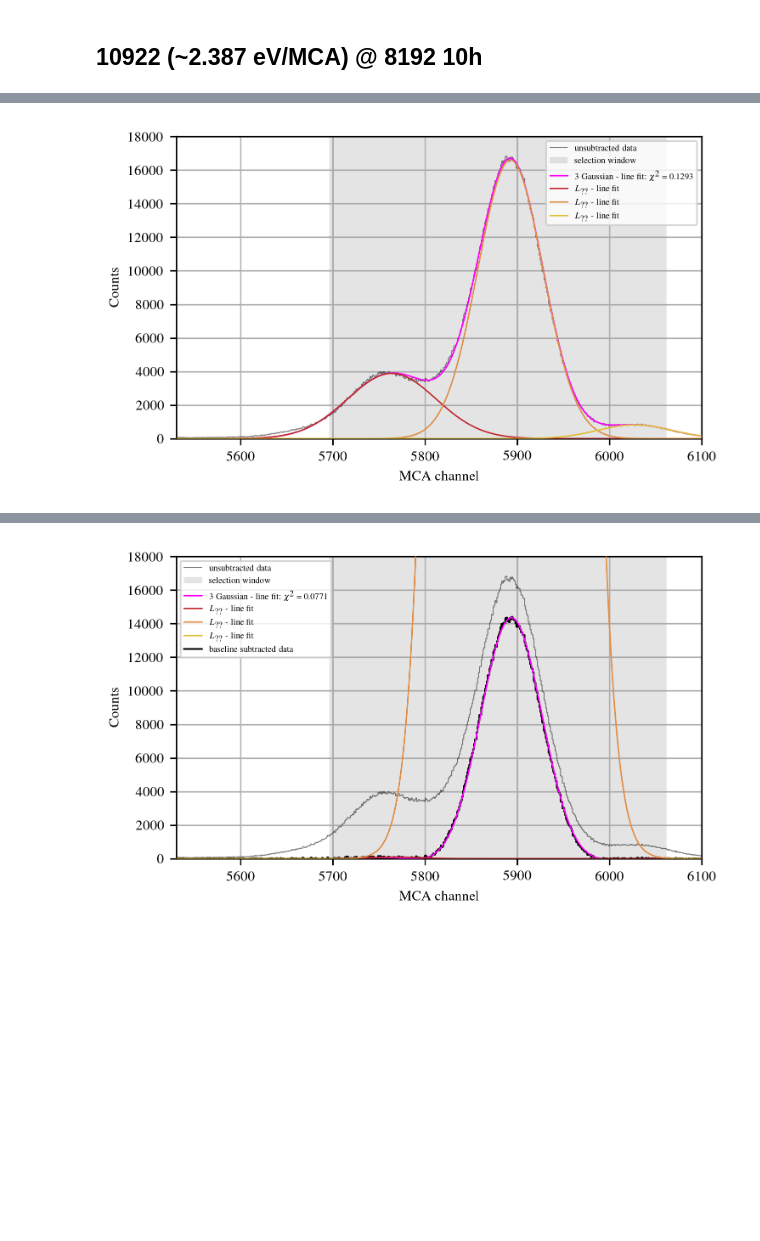
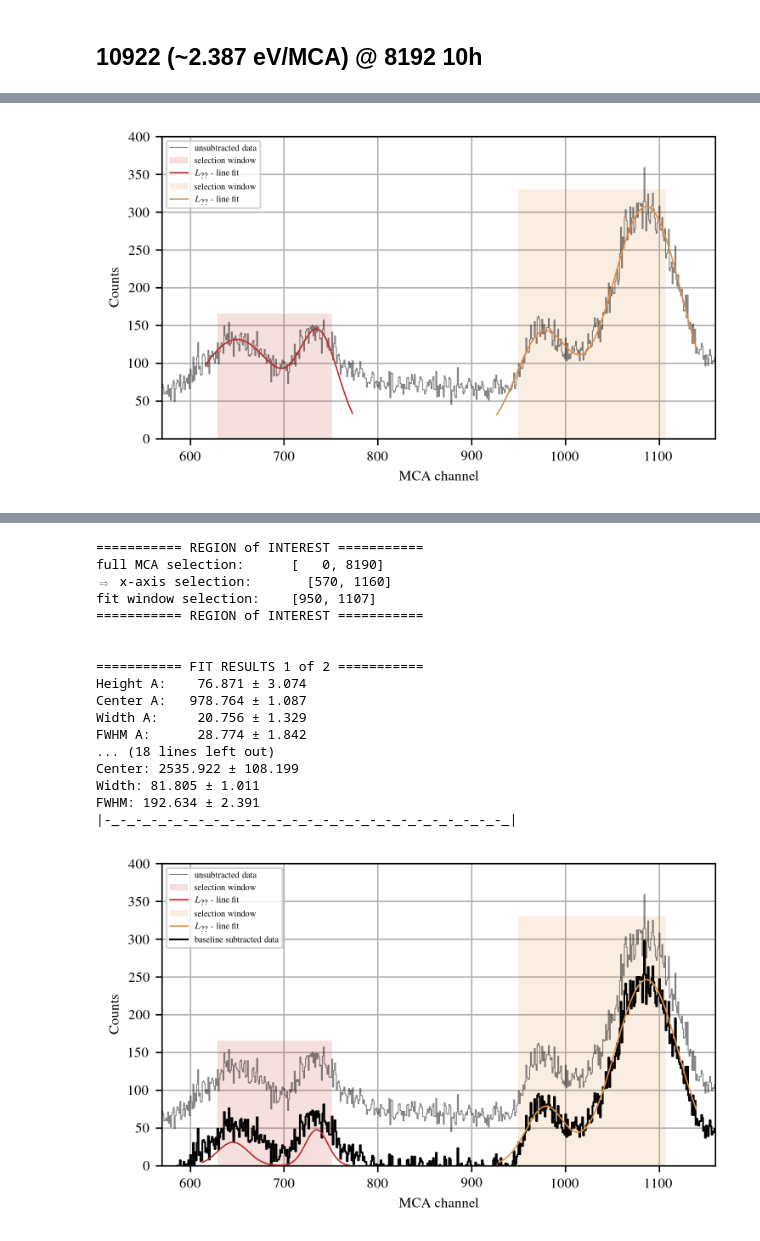
Before and after one commit to SirPhoenix007/IBA-Bonn, a Jupyter notebook: Study_2602_PIXEDetector/PIXE_results_HarwellSource.ipynb, the cells around one changed output, grey strips where cells are left out. Saved outputs shown, nothing was run; the diff lists cells and outputs as text; code cells hidden in the pictures; blank space fills up the shorter version.

Commit message:
060516 peak identification

```diff
--- a/Study_2602_PIXEDetector/PIXE_results_HarwellSource.ipynb
+++ b/Study_2602_PIXEDetector/PIXE_results_HarwellSource.ipynb
@@ -826,8 +867,53 @@ ylim2 = [0,18000]
 info2 = ['Harwell Source', r'$L_{??}$', r'$L_{??}$', r'$L_{??}$',]
 gauss2 = ['multi']
 
-selection_fitter_plotter(file = file_to_analyze, peaks = init_val2, xlim=xlim2, ylim=ylim2, info=info2, col_flag=False, identifier='2s', gauss_ident=gauss1, s_flag=False, r_flag='roi_x')
-selection_fitter_plotter(file = file_to_analyze, peaks = init_val2, xlim=xlim2, ylim=ylim2, info=info2, col_flag=False, identifier='2s', gauss_ident=gauss1, s_flag=True, r_flag='roi_x', chi_flag=True, lam=1e6)
+# selection_fitter_plotter(file = file_to_analyze, peaks = init_val2, xlim=xlim2, ylim=ylim2, info=info2, col_flag=False, identifier='2s', gauss_ident=gauss2, s_flag=False, r_flag='roi_x')
+# selection_fitter_plotter(file = file_to_analyze, peaks = init_val2, xlim=xlim2, ylim=ylim2, info=info2, col_flag=False, identifier='2s', gauss_ident=gauss2, s_flag=True, r_flag='roi_x', chi_flag=True, lam=1e6)
+
+init_val3 = [[2000,3400,50,200,3480,15,1500,3648,20,300,3750,15]]
+xlim3 = [3300,3900]
+ylim3 = [0,2000]
+info3 = ['Harwell Source', r'$L_{??}$', r'$L_{??}$', r'$L_{??}$', r'$L_{??}$']
+gauss3 = ['multi']
+
+# selection_fitter_plotter(file = file_to_analyze, peaks = init_val3, xlim=xlim3, ylim=ylim3, info=info3, col_flag=False, identifier='3s', gauss_ident=gauss3, s_flag=False, r_flag='roi_x')
+# selection_fitter_plotter(file = file_to_analyze, peaks = init_val3, xlim=xlim3, ylim=ylim3, info=info3, col_flag=False, identifier='3s', gauss_ident=gauss3, s_flag=True, r_flag='roi_x', chi_flag=True, lam=1e6)
+
+init_val4 = [[1000,2975,20,1000,3150,20]]
+xlim4 = [2850,3280]
+ylim4 = [0,2000]
+info4 = ['Harwell Source', r'$L_{??}$', r'$L_{??}$', r'$L_{??}$', r'$L_{??}$']
+gauss4 = ['multi']
+
+# selection_fitter_plotter(file = file_to_analyze, peaks = init_val4, xlim=xlim4, ylim=ylim4, info=info4, col_flag=False, identifier='4s', gauss_ident=gauss4, s_flag=False, r_flag='roi_x')
+# selection_fitter_plotter(file = file_to_analyze, peaks = init_val4, xlim=xlim4, ylim=ylim4, info=info4, col_flag=False, identifier='4s', gauss_ident=gauss4, s_flag=True, r_flag='roi_x', chi_flag=True, lam=1e6)
+
+init_val5 = [[1100,2280,15,500,2500,15,5000,2700,15]]
+xlim5 = [2150,2850]
+ylim5 = [0,10000]
+info5 = ['Harwell Source', r'$L_{??}$', r'$L_{??}$', r'$L_{??}$', r'$L_{??}$']
+gauss5 = ['multi']
+
+# selection_fitter_plotter(file = file_to_analyze, peaks = init_val5, xlim=xlim5, ylim=ylim5, info=info5, col_flag=False, identifier='5s', gauss_ident=gauss5, s_flag=False, r_flag='roi_x')
+# selection_fitter_plotter(file = file_to_analyze, peaks = init_val5, xlim=xlim5, ylim=ylim5, info=info5, col_flag=False, identifier='5s', gauss_ident=gauss5, s_flag=True, r_flag='roi_x', chi_flag=True, lam=1e6)
+
+init_val6 = [[200,1780,20,400,1850,20,400,1920,20,600,2050,20]]
+xlim6 = [1730,2110]
+ylim6 = [0,1000]
+info6 = ['Harwell Source', r'$L_{??}$', r'$L_{??}$', r'$L_{??}$', r'$L_{??}$', r'$L_{??}$']
+gauss6 = ['multi']
+
+# selection_fitter_plotter(file = file_to_analyze, peaks = init_val6, xlim=xlim6, ylim=ylim6, info=info6, col_flag=False, identifier='6s', gauss_ident=gauss6, s_flag=False, r_flag='roi_x')
+# selection_fitter_plotter(file = file_to_analyze, peaks = init_val6, xlim=xlim6, ylim=ylim6, info=info6, col_flag=False, identifier='6s', gauss_ident=gauss6, s_flag=True, r_flag='roi_x', chi_flag=True, lam=1e7)
+
+init_val7 = [[150,640,20,150,740,15],[150,960,15,300,1095,15]]
+xlim7 = [570,1160]
+ylim7 = [0,400]
+info7 = ['Harwell Source', r'$L_{??}$', r'$L_{??}$', r'$L_{??}$', r'$L_{??}$', r'$L_{??}$']
+gauss7 = ['double','double']
+
+selection_fitter_plotter(file = file_to_analyze, peaks = init_val7, xlim=xlim7, ylim=ylim7, info=info7, col_flag=False, identifier='7s', gauss_ident=gauss7, s_flag=False, r_flag='roi_x')
+selection_fitter_plotter(file = file_to_analyze, peaks = init_val7, xlim=xlim7, ylim=ylim7, info=info7, col_flag=False, identifier='7s', gauss_ident=gauss7, s_flag=True, r_flag='roi_x', chi_flag=True, lam=1e6)
 # %% [output]
 =========== REGION of INTEREST ===========
 full MCA selection:      [   0, 8190]
@@ -849,3 +935,3 @@ FWHM: 224.526 ± 2.790
-[figure, old version]
+[figure, new version]
 =========== REGION of INTEREST ===========
 full MCA selection:      [   0, 8190]
@@ -867 +953,18 @@ FWHM: 212.762 ± 2.643
+=========== REGION of INTEREST ===========
+full MCA selection:      [   0, 8190]
+⇨ x-axis selection:       [570, 1160]
+fit window selection:    [950, 1107]
+=========== REGION of INTEREST ===========
+
+
+=========== FIT RESULTS 1 of 2 ===========
+Height A:    76.871 ± 3.074
+Center A:   978.764 ± 1.087
+Width A:     20.756 ± 1.329
+FWHM A:      28.774 ± 1.842
+... (18 lines left out)
+Center: 2535.922 ± 108.199
+Width: 81.805 ± 1.011
+FWHM: 192.634 ± 2.391
+|-_-_-_-_-_-_-_-_-_-_-_-_-_-_-_-_-_-_-_-_-_-_-_-_-_-_|
-[figure, old version]
+[figure, new version]
```
Also changed, not shown: parts of 5 cells of this notebook, 11 other files.
